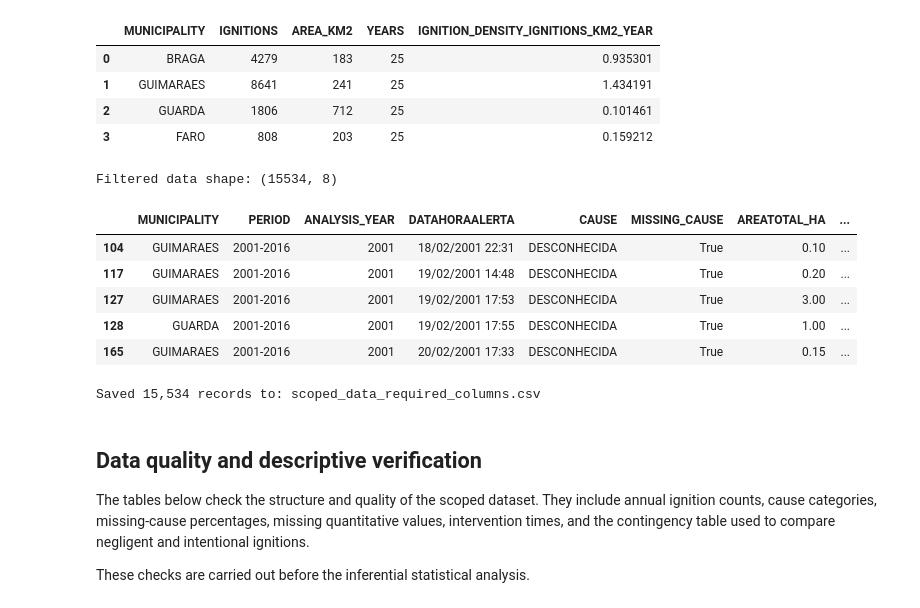
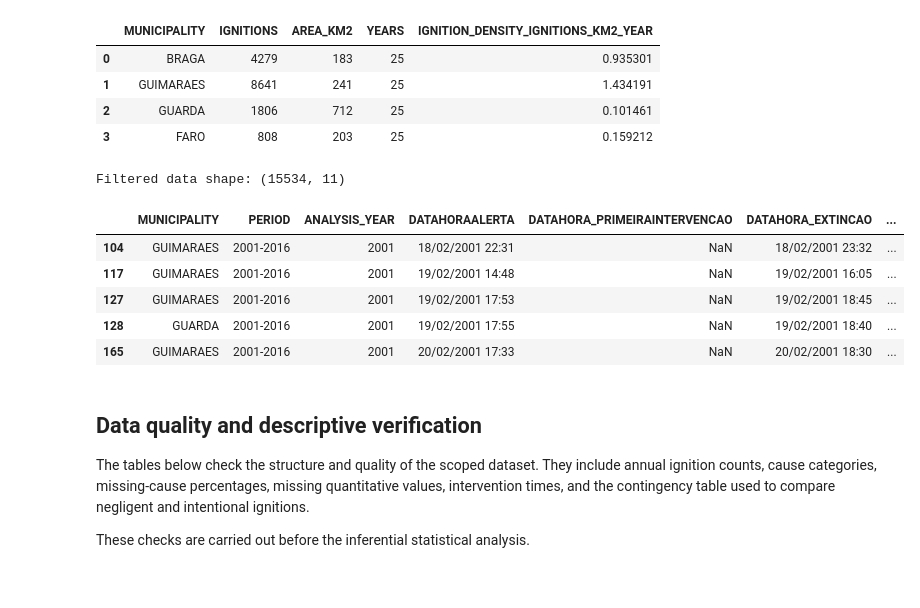
Before and after one commit to Rodrigosoares124/TEAM07-FCED, a Jupyter notebook: 00_scope_definition.ipynb, the cells around one changed output. Saved outputs shown, nothing was run; the diff lists cells and outputs as text; code cells hidden in the pictures.

```diff
--- a/00_scope_definition.ipynb
+++ b/00_scope_definition.ipynb
@@ -89,7 +89,7 @@ The output below gives the number of records and the available variables before
 
 files = sorted(
     file
-    for extension in ("csv", "xlsx")
+    for extension in ("csv",)
     for file in DATA_FOLDER.glob(f"*.{extension}")
 )
 
@@ -308,49 +308,50 @@ display(ignition_density)
 | 3 | FARO | 808 | 203 | 25 | 0.159212 |
 # %%
 required_columns = [
-    "MUNICIPALITY",             # normalized municipality name
-    "PERIOD",                   # period category based on analysis year
-    "ANALYSIS_YEAR",            # analysis year
-    "DATAHORAALERTA",           # alert date and time
-    "CAUSE",                    # normalized cause description
-    "MISSING_CAUSE",            # indicator for missing cause information
-    "AREATOTAL_HA",             # total burned area in hectares (if available)
-    "INTERVENTION_TIME_MINUTES",# intervention time in minutes (if available)
+    "MUNICIPALITY",                  # normalized municipality name
+    "PERIOD",                        # period category based on analysis year
+    "ANALYSIS_YEAR",                 # analysis year
+    "DATAHORAALERTA",                # alert date and time
+    "DATAHORA_PRIMEIRAINTERVENCAO",  # first intervention date and time
+    "DATAHORA_EXTINCAO",             # extinction date and time
+    "CAUSE",                         # normalized cause description
+    "MISSING_CAUSE",                 # no cause attributed (empty or unknown)
+    "AREATOTAL_HA",                  # total burned area in hectares
+    "INTERVENTION_TIME_MINUTES",     # time to first intervention (minutes)
+    "DURACAO_HORAS",                 # fire duration in hours
 ]
 
 missing_columns = [
     column for column in required_columns
     if column not in scoped_data.columns
 ]
 
 if missing_columns:
     raise KeyError(f"Missing required columns: {missing_columns}")
 
 scoped_data = scoped_data[required_columns].copy()
 
 print(f"Filtered data shape: {scoped_data.shape}")
 display(scoped_data.head())
 # %% [output]
-Filtered data shape: (15534, 8)
+Filtered data shape: (15534, 11)
-|  | MUNICIPALITY | PERIOD | ANALYSIS_YEAR | DATAHORAALERTA | CAUSE | MISSING_CAUSE | AREATOTAL_HA | ... |
-| 104 | GUIMARAES | 2001-2016 | 2001 | 18/02/2001 22:31 | DESCONHECIDA | True | 0.10 | ... |
-| 117 | GUIMARAES | 2001-2016 | 2001 | 19/02/2001 14:48 | DESCONHECIDA | True | 0.20 | ... |
-| 127 | GUIMARAES | 2001-2016 | 2001 | 19/02/2001 17:53 | DESCONHECIDA | True | 3.00 | ... |
-| 128 | GUARDA | 2001-2016 | 2001 | 19/02/2001 17:55 | DESCONHECIDA | True | 1.00 | ... |
-| 165 | GUIMARAES | 2001-2016 | 2001 | 20/02/2001 17:33 | DESCONHECIDA | True | 0.15 | ... |
+|  | MUNICIPALITY | PERIOD | ANALYSIS_YEAR | DATAHORAALERTA | DATAHORA_PRIMEIRAINTERVENCAO | DATAHORA_EXTINCAO | ... |
+| 104 | GUIMARAES | 2001-2016 | 2001 | 18/02/2001 22:31 | NaN | 18/02/2001 23:32 | ... |
+| 117 | GUIMARAES | 2001-2016 | 2001 | 19/02/2001 14:48 | NaN | 19/02/2001 16:05 | ... |
+| 127 | GUIMARAES | 2001-2016 | 2001 | 19/02/2001 17:53 | NaN | 19/02/2001 18:45 | ... |
+| 128 | GUARDA | 2001-2016 | 2001 | 19/02/2001 17:55 | NaN | 19/02/2001 18:40 | ... |
+| 165 | GUIMARAES | 2001-2016 | 2001 | 20/02/2001 17:33 | NaN | 20/02/2001 18:30 | ... |
 # %%
 # Uncomment the following lines to save the scoped data to a CSV file.
-output_file =  "scoped_data_required_columns.csv"
-
-scoped_data.to_csv(
-    output_file,
-    index=False,
-    encoding="utf-8-sig"
-)
-
-print(f"Saved {len(scoped_data):,} records to: {output_file}")
+# output_file =  "scoped_data_required_columns.csv"
+#
+# scoped_data.to_csv(
+#    output_file,
+#    index=False,
+#    encoding="utf-8-sig"
+# )
+#
+# print(f"Saved {len(scoped_data):,} records to: {output_file}")
-# %% [output]
-Saved 15,534 records to: scoped_data_required_columns.csv
 # %% [markdown]
 ## Data quality and descriptive verification
 
```
Also changed, not shown: parts of 3 cells of this notebook.
